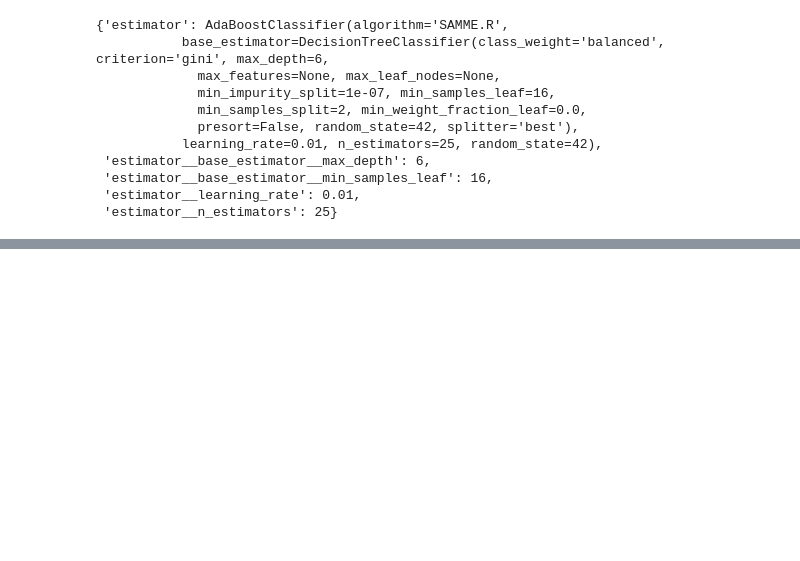
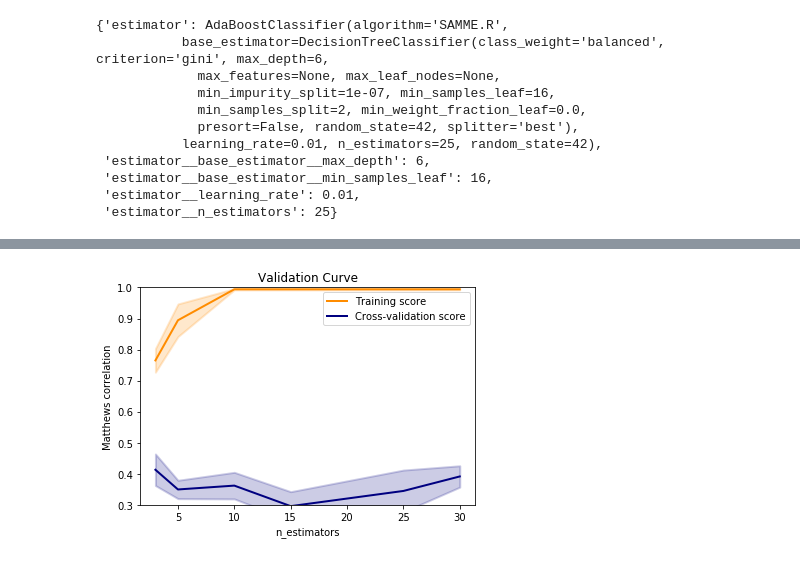
Before and after one commit to trnoriega/chemproject, a Jupyter notebook: parameter_optimization.ipynb, the cells around one changed output, grey strips where cells are left out. Saved outputs shown, nothing was run; the diff lists cells and outputs as text; code cells hidden in the pictures; blank space fills up the shorter version.

```diff
--- a/parameter_optimization.ipynb
+++ b/parameter_optimization.ipynb
@@ -192,7 +103,5 @@ Fitting 4 folds for each of 480 candidates, totalling 1920 fits
 # %%
 from sklearn.neural_network import MLPClassifier
-
-n_features = train_features.shape[1]
 
 NN = MLPClassifier(random_state=42, solver='lbfgs')
 NN_params = {'estimator': [NN],
@@ -205,7 +114,7 @@ nn_grid = GridSearchCV(pipe,
                        cv=4,
                        verbose=3,
                        n_jobs=-1,
-                       scoring='f1')
+                       scoring=math_scorer)
 
 with warnings.catch_warnings():
     warnings.simplefilter('ignore')
@@ -579,0 +502,12 @@ abc_grid.best_params_
+# %%
+param_range = [3, 5, 10, 15, 25, 30]
+
+abc.set_params(estimator__learning_rate=1)
+
+train_scores_01, test_scores_01 = validation_curve(
+        abc,train_features, train_labels,
+        param_name='estimator__n_estimators',
+        param_range=param_range,
+        cv=4, scoring=scorer,
+        n_jobs=-1, verbose=2
+)
@@ -579,0 +554,4 @@ abc_grid.best_params_
+# %%
+plot_val_curve(train_scores_01, test_score_01, xlabel='n_estimators')
+# %% [output]
+[figure, added]
```
Also changed, not shown: parts of 18 cells of this notebook.
